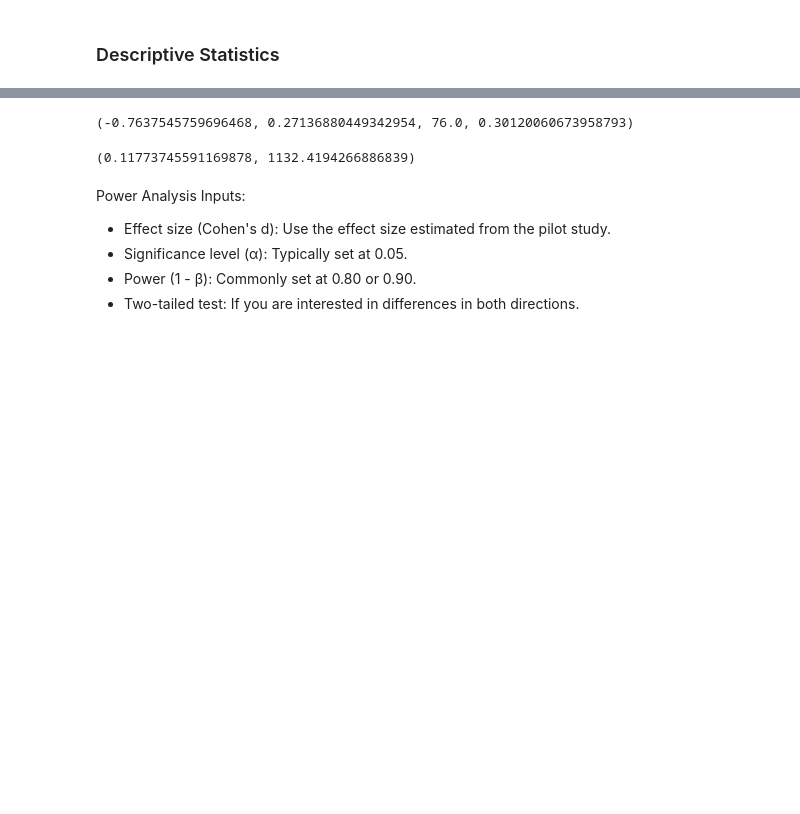
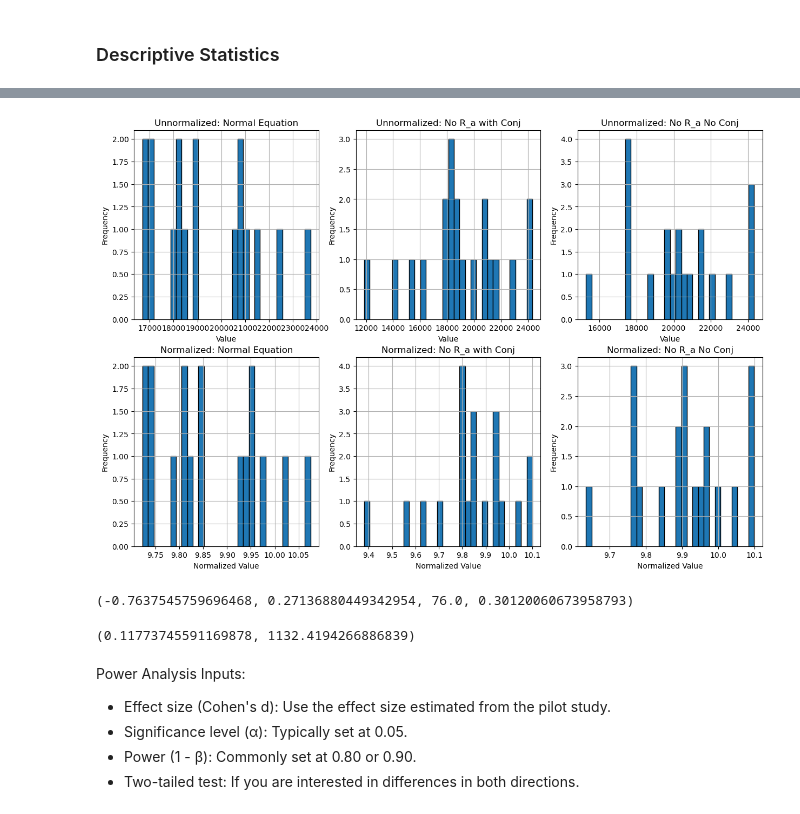
Before and after one commit to Frood-for-Thought/Bac_Evol_SSA, a Jupyter notebook: Experiment 1/Analysis.ipynb, the cells around one changed output, grey strips where cells are left out. Drawn from its saved outputs; the diff is of its cells as text; code cells hidden in the pictures; blank space fills up the shorter version.

```diff
--- a/Experiment 1/Analysis.ipynb
+++ b/Experiment 1/Analysis.ipynb
@@ -41,3 +88,32 @@ plt.show()
+# %%
+normalized_df_cleaned = df_cleaned.apply(lambda x: np.log(1 + x))
+normalized_df_cleaned
+
+# Number of columns to plot
+num_columns = len(df_cleaned.columns)
+
+# Create subplots
+fig, axs = plt.subplots(2, num_columns, figsize=(5 * num_columns, 10))
+
+# Ensure axs is 2-dimensional, even if there is only one column
+if num_columns == 1:
+    axs = np.array([[axs[0]], [axs[1]]])
+
+# Plot histograms for each column in unnormalized data
+for i, column in enumerate(df_cleaned.columns):
+    df_cleaned[column].hist(ax=axs[0, i], bins=30, edgecolor='k')
+    axs[0, i].set_title(f'Unnormalized: {column}')
+    axs[0, i].set_xlabel('Value')
+    axs[0, i].set_ylabel('Frequency')
+
+# Plot histograms for each column in normalized data
+for i, column in enumerate(normalized_df_cleaned.columns):
+    normalized_df_cleaned[column].hist(ax=axs[1, i], bins=30, edgecolor='k')
+    axs[1, i].set_title(f'Normalized: {column}')
+    axs[1, i].set_xlabel('Normalized Value')
+    axs[1, i].set_ylabel('Frequency')
+# %% [output]
+[figure, added]
 # %%
 # Step 3: Statistical Test
 t_stat, p_value = ttest_ind(df['Normal Equation'], df.dropna()['No R_a No Conj'])
```
Also changed, not shown: parts of 11 cells of this notebook, 1 other file.
